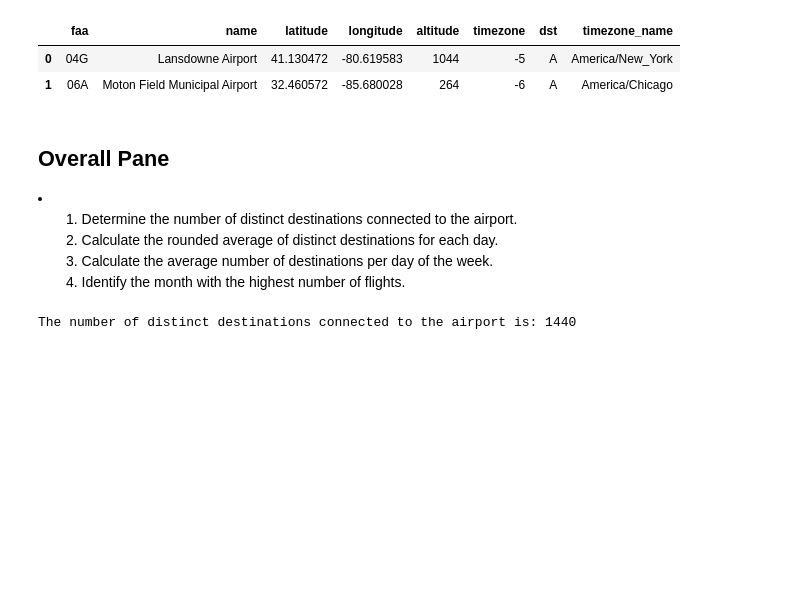
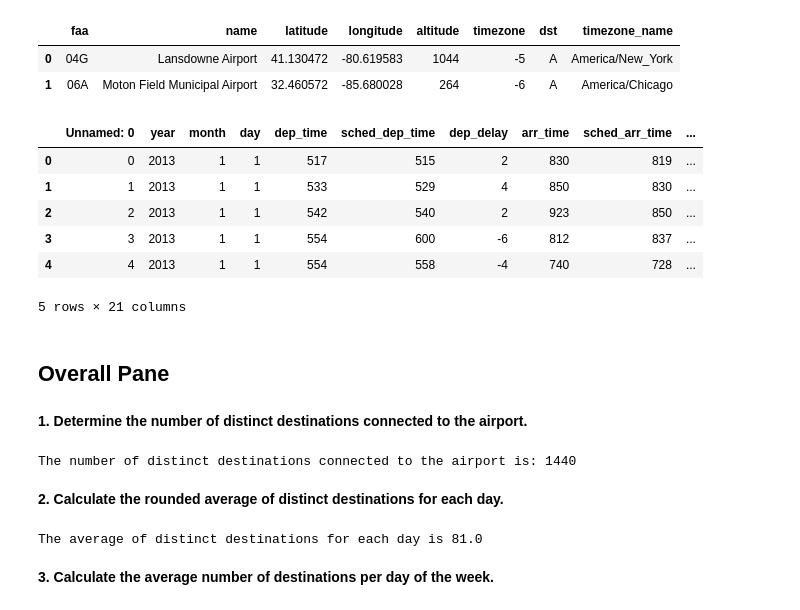
Before and after one commit to brauCastelblanco/data-analysis-projects, a Jupyter notebook: NY Airport Analysis.ipynb, the cells around one changed output. Cells and saved outputs as stored; diff of their text form; code cells hidden in the pictures; blank space fills up the shorter version.

```diff
--- a/NY Airport Analysis.ipynb
+++ b/NY Airport Analysis.ipynb
@@ -48,12 +50,18 @@ dataframes['nyc_airports'].head(2)
 |  | faa | name | latitude | longitude | altitude | timezone | dst | timezone_name |
 | 0 | 04G | Lansdowne Airport | 41.130472 | -80.619583 | 1044 | -5 | A | America/New_York |
 | 1 | 06A | Moton Field Municipal Airport | 32.460572 | -85.680028 | 264 | -6 | A | America/Chicago |
+# %%
+dataframes['nyc_flights_fixed'].head()
+# %% [output]
+|  | Unnamed: 0 | year | month | day | dep_time | sched_dep_time | dep_delay | arr_time | sched_arr_time | ... |
+| 0 | 0 | 2013 | 1 | 1 | 517 | 515 | 2 | 830 | 819 | ... |
+| 1 | 1 | 2013 | 1 | 1 | 533 | 529 | 4 | 850 | 830 | ... |
+| 2 | 2 | 2013 | 1 | 1 | 542 | 540 | 2 | 923 | 850 | ... |
+| 3 | 3 | 2013 | 1 | 1 | 554 | 600 | -6 | 812 | 837 | ... |
+| 4 | 4 | 2013 | 1 | 1 | 554 | 558 | -4 | 740 | 728 | ... |
+5 rows × 21 columns
 # %% [markdown]
 <h2>Overall Pane</h2>
-<li>
-    <ul>1. Determine the number of distinct destinations connected to the airport.</ul>
-    <ul>2. Calculate the rounded average of distinct destinations for each day.</ul>
-    <ul>3. Calculate the average number of destinations per day of the week.</ul>
-    <ul>4. Identify the month with the highest number of flights.</ul>
-</li>
+# %% [markdown]
+<b>1. Determine the number of distinct destinations connected to the airport.</b>
 # %%
@@ -62,3 +69,5 @@ destinations = dataframes['nyc_airports']['name'].nunique()
 print(f"The number of distinct destinations connected to the airport is: {destinations}")
 # %% [output]
 The number of distinct destinations connected to the airport is: 1440
+# %% [markdown]
+<b>2. Calculate the rounded average of distinct destinations for each day.</b>
@@ -64,0 +92,6 @@ The number of distinct destinations connected to the airport is: 1440
+# %%
+print(f"The average of distinct destinations for each day is {mean_destination_by_day}")
+# %% [output]
+The average of distinct destinations for each day is 81.0
+# %% [markdown]
+<b>3. Calculate the average number of destinations per day of the week.</b>
```
Also changed, not shown: parts of 15 cells of this notebook.
